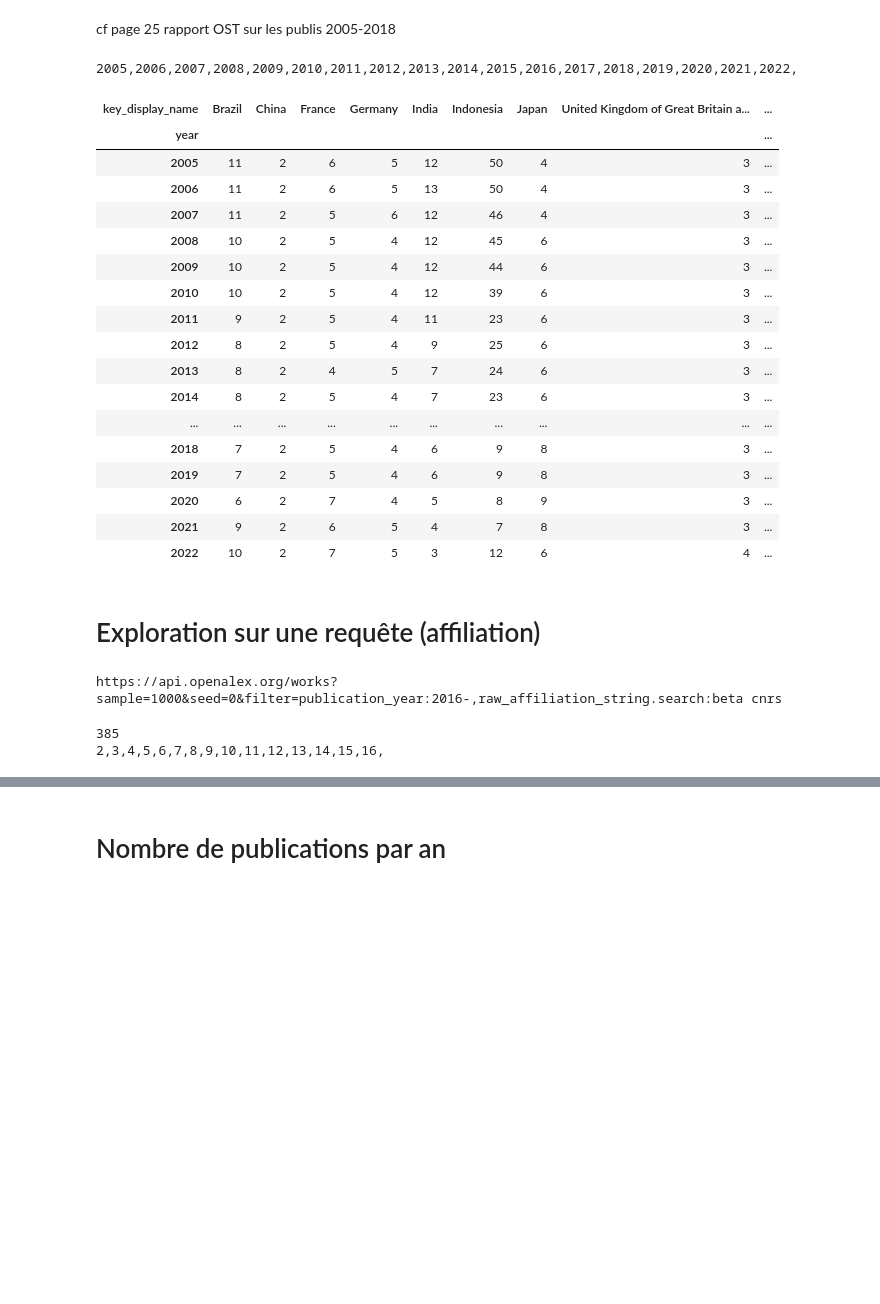
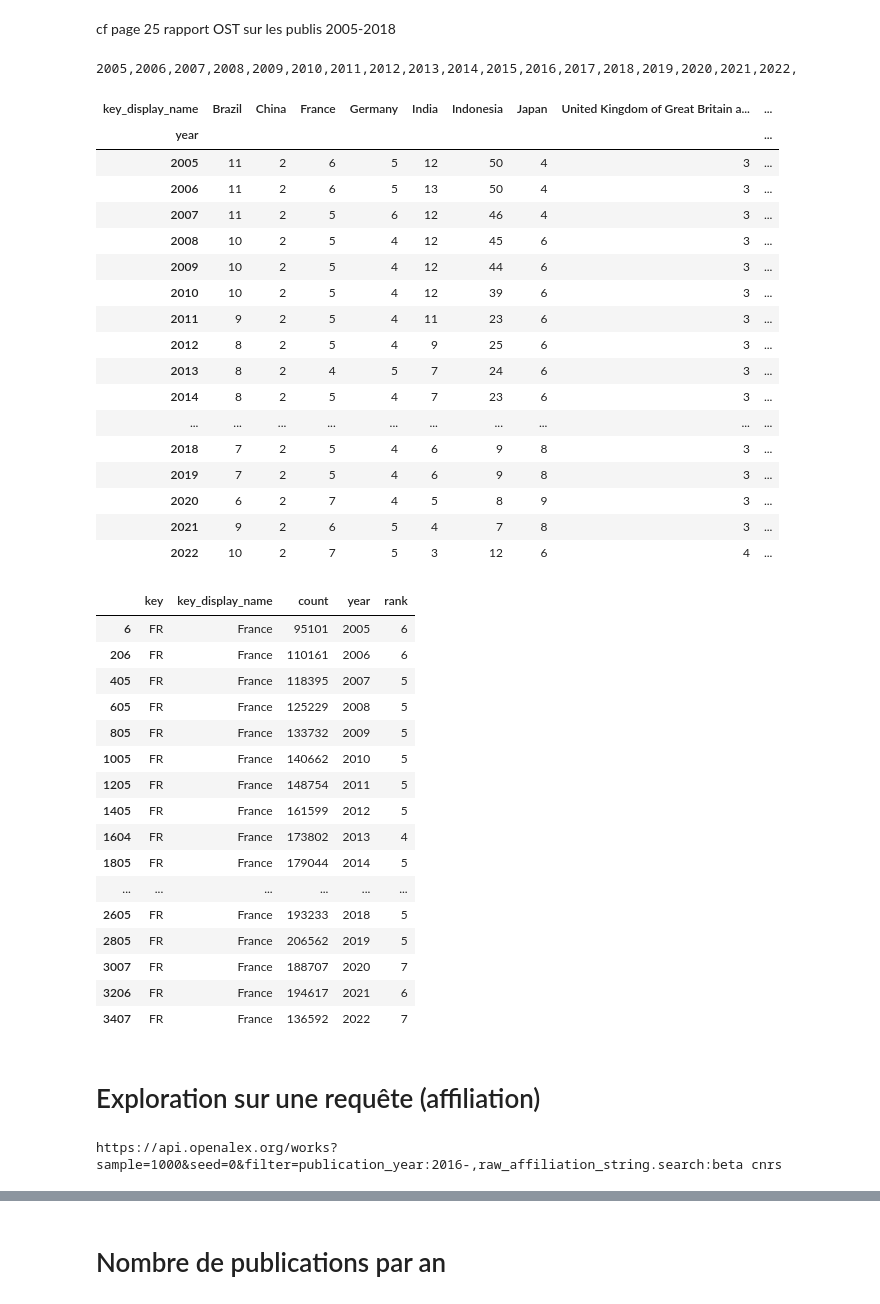
Before and after one commit to dataesr/open-alex-poc, a Jupyter notebook: notebooks/openalex-sprint.ipynb, the cells around one changed output, grey strips where cells are left out. Drawn from its saved outputs; the diff is of its cells as text; code cells hidden in the pictures; blank space fills up the shorter version.

```diff
--- a/notebooks/openalex-sprint.ipynb
+++ b/notebooks/openalex-sprint.ipynb
@@ -7,22 +28,28 @@ import pandas as pd
 # %% [markdown]
 cf page 25 rapport OST sur les publis 2005-2018
 # %%
-global_data = []
-for year in range(2005, 2023):
-    print(year, end=',')
-    r = requests.get(f'https://api.openalex.org/works?filter=publication_year:{year}&group-by=institutions.country_code').json()['group_by']
-    for ix, e in enumerate(r):
-        e['year'] = year
-        e['rank'] = ix
-    global_data += r
+def get_global_data():
+    try:
+        global_data = json.load(open('global_data.json', 'r'))
+    except:
+        global_data = []
+        for year in range(2005, 2023):
+            print(year, end=',')
+            r = requests.get(f'https://api.openalex.org/works?filter=publication_year:{year}&group-by=institutions.country_code').json()['group_by']
+            for ix, e in enumerate(r):
+                e['year'] = year
+                e['rank'] = ix
+            global_data += r
+        json.dump(global_data, open('global_data.json', 'w'))
+    return global_data
-# %% [output]
-2005,2006,2007,2008,2009,2010,2011,2012,2013,2014,2015,2016,2017,2018,2019,2020,2021,2022,
 # %%
+global_data = get_global_data()
 df_global = pd.DataFrame(global_data)
 top_country = df_global[df_global.year==2021].head(10).key_display_name.tolist()
 df_global_top = df_global[df_global.key_display_name.apply(lambda x:x in top_country)]
 pd.pivot_table(df_global_top, index='year', columns="key_display_name", values='rank')
 # %% [output]
+2005,2006,2007,2008,2009,2010,2011,2012,2013,2014,2015,2016,2017,2018,2019,2020,2021,2022,
 | key_display_name | Brazil | China | France | Germany | India | Indonesia | Japan | United Kingdom of Great Britain a... | ... |
 | year |  |  |  |  |  |  |  |  | ... |
 | 2005 | 11 | 2 | 6 | 5 | 12 | 50 | 4 | 3 | ... |
@@ -41,6 +68,26 @@ pd.pivot_table(df_global_top, index='year', columns="key_display_name", values='
 | 2020 | 6 | 2 | 7 | 4 | 5 | 8 | 9 | 3 | ... |
 | 2021 | 9 | 2 | 6 | 5 | 4 | 7 | 8 | 3 | ... |
 | 2022 | 10 | 2 | 7 | 5 | 3 | 12 | 6 | 4 | ... |
+# %%
+df_global[df_global.key_display_name=="France"]
+# %% [output]
+|  | key | key_display_name | count | year | rank |
+| 6 | FR | France | 95101 | 2005 | 6 |
+| 206 | FR | France | 110161 | 2006 | 6 |
+| 405 | FR | France | 118395 | 2007 | 5 |
+| 605 | FR | France | 125229 | 2008 | 5 |
+| 805 | FR | France | 133732 | 2009 | 5 |
+| 1005 | FR | France | 140662 | 2010 | 5 |
+| 1205 | FR | France | 148754 | 2011 | 5 |
+| 1405 | FR | France | 161599 | 2012 | 5 |
+| 1604 | FR | France | 173802 | 2013 | 4 |
+| 1805 | FR | France | 179044 | 2014 | 5 |
+| ... | ... | ... | ... | ... | ... |
+| 2605 | FR | France | 193233 | 2018 | 5 |
+| 2805 | FR | France | 206562 | 2019 | 5 |
+| 3007 | FR | France | 188707 | 2020 | 7 |
+| 3206 | FR | France | 194617 | 2021 | 6 |
+| 3407 | FR | France | 136592 | 2022 | 7 |
 # %% [markdown]
 # Exploration sur une requête (affiliation)
 # %%
@@ -64,7 +111,0 @@ collab_fr = False
-# %%
-url = BASE_URL + f",raw_affiliation_string.search:{user_input}"
-if collab_fr:
-    url += f",raw_affiliation_string.search:france"
-print(url)
-# %% [output]
-https://api.openalex.org/works?sample=1000&seed=0&filter=publication_year:2016-,raw_affiliation_string.search:beta cnrs
@@ -85,6 +138,5 @@ def get_data(url):
 # %%
-x = get_data(url)
+x = get_data(user_input, collab_fr)
 df = pd.DataFrame(x)
 # %% [output]
-385
-2,3,4,5,6,7,8,9,10,11,12,13,14,15,16,
+https://api.openalex.org/works?sample=1000&seed=0&filter=publication_year:2016-,raw_affiliation_string.search:beta cnrs
```
Also changed, not shown: parts of 15 cells of this notebook.
